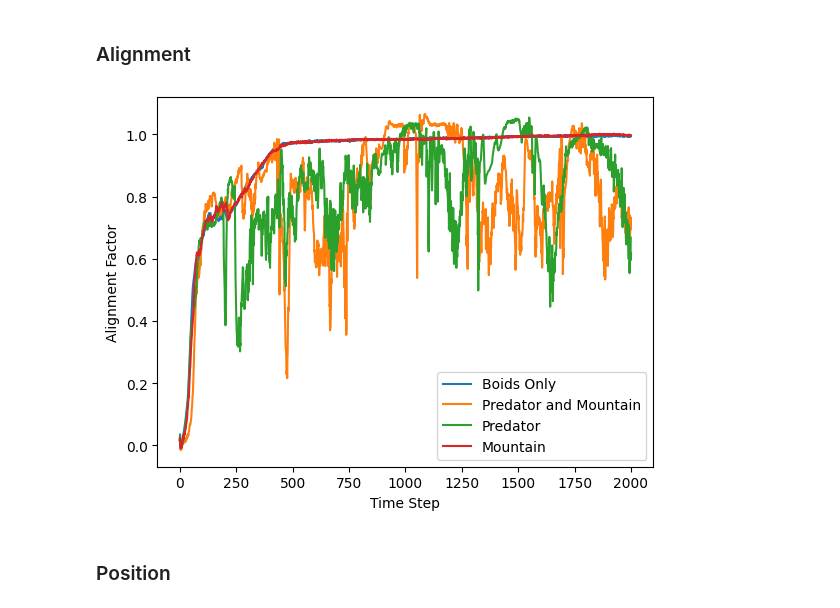
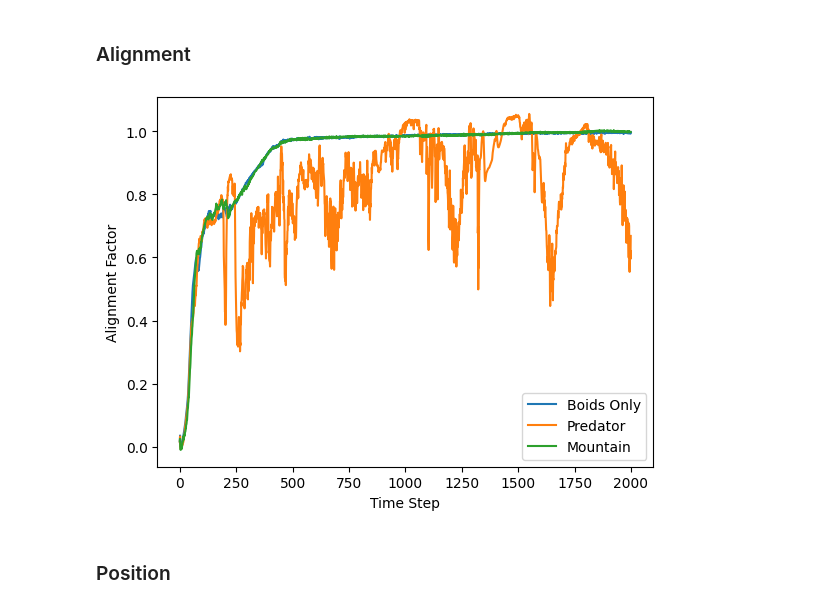
Before and after one commit to ShengyuanWang/ABM-based-Boid-Model, a Jupyter notebook: main.ipynb, the cells around one changed output. Drawn from its saved outputs; the diff is of its cells as text; code cells hidden in the pictures.

```diff
--- a/main.ipynb
+++ b/main.ipynb
@@ -247,15 +300,14 @@ plt.show()
 ### Alignment
 # %%
 plt.plot(list(range(time)), alignment_raw_new, label="Boids Only")
-plt.plot(list(range(time)), alignment_all_new, label="Predator and Mountain")
 plt.plot(list(range(time)), alignment_pred_new, label="Predator")
 plt.plot(list(range(time)), alignment_mountain_new, label="Mountain")
 plt.xlabel("Time Step")
 plt.ylabel("Alignment Factor")
 plt.legend()
-plt.savefig("alignment.png")
+plt.savefig("alignment_combine.png", dpi=400)
 plt.show()
 # %% [output]
-[figure, old version]
+[figure, new version]
 # %% [markdown]
 ### Position
```
Also changed, not shown: parts of 29 cells of this notebook.
